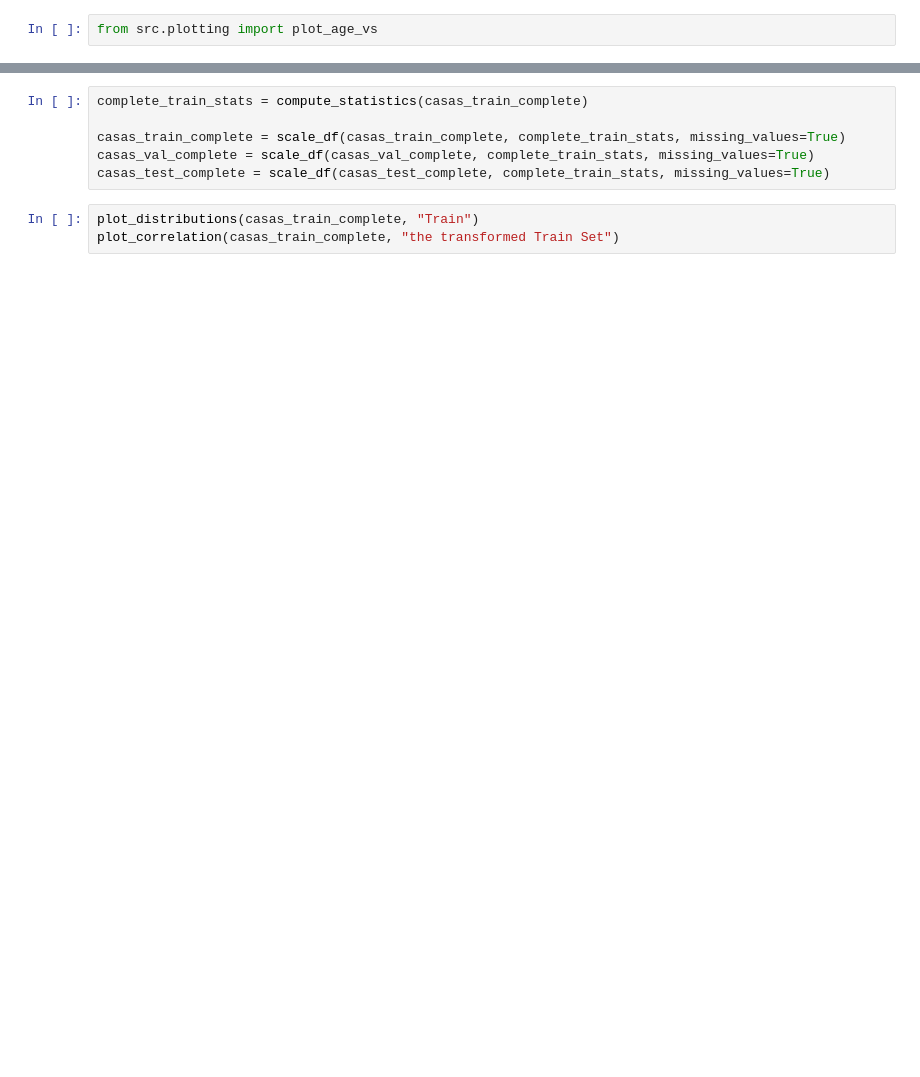
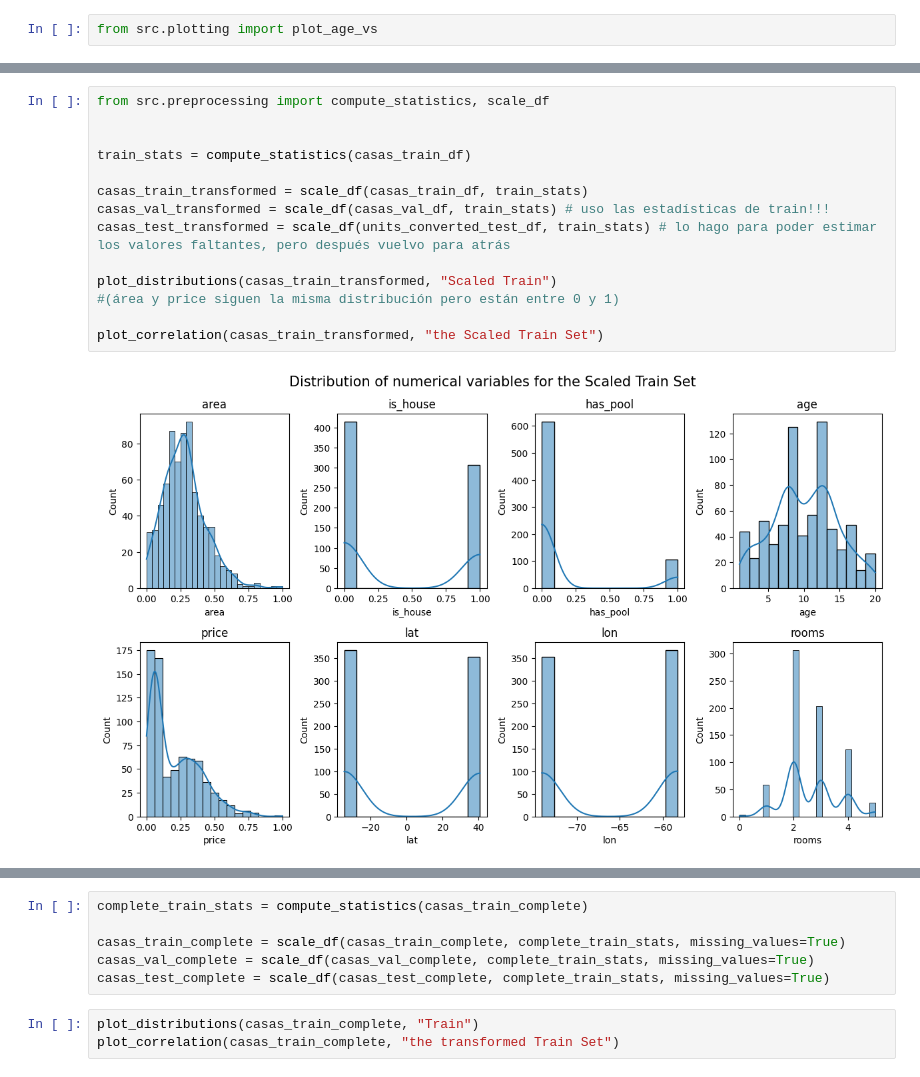
Before and after one commit to anatissera/Machine-Learning-Deep-Learning, a Jupyter notebook: Tissera_AnaPaula_TP1/Entrega_TP1.ipynb, the cells around one changed output, grey strips where cells are left out. Saved outputs shown, nothing was run; the diff lists cells and outputs as text; blank space fills up the shorter version.

```diff
--- a/Tissera_AnaPaula_TP1/Entrega_TP1.ipynb
+++ b/Tissera_AnaPaula_TP1/Entrega_TP1.ipynb
@@ -263,0 +318,16 @@ Test RMSE: 4.2650
+# %%
+from src.preprocessing import compute_statistics, scale_df
+
+
+train_stats = compute_statistics(casas_train_df)
+
+casas_train_transformed = scale_df(casas_train_df, train_stats)
+casas_val_transformed = scale_df(casas_val_df, train_stats) # uso las estadísticas de train!!!
+casas_test_transformed = scale_df(units_converted_test_df, train_stats) # lo hago para poder estimar los valores faltantes, pero después vuelvo para atrás
+
+plot_distributions(casas_train_transformed, "Scaled Train")
+#(área y price siguen la misma distribución pero están entre 0 y 1)
+
+plot_correlation(casas_train_transformed, "the Scaled Train Set")
+# %% [output]
+[figure, added]
```
Also changed, not shown: parts of 55 cells of this notebook, 10 other files.
